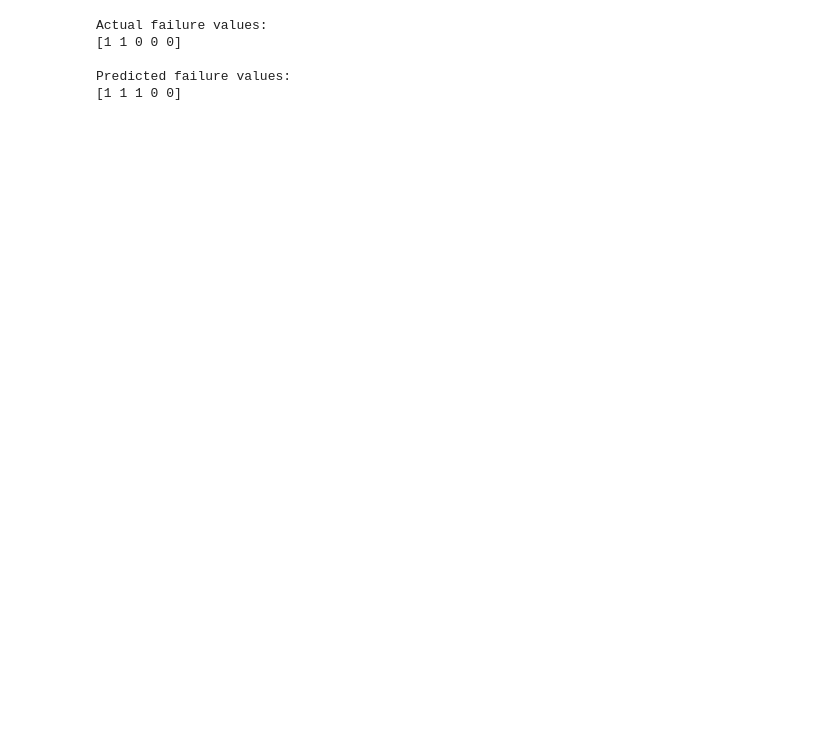
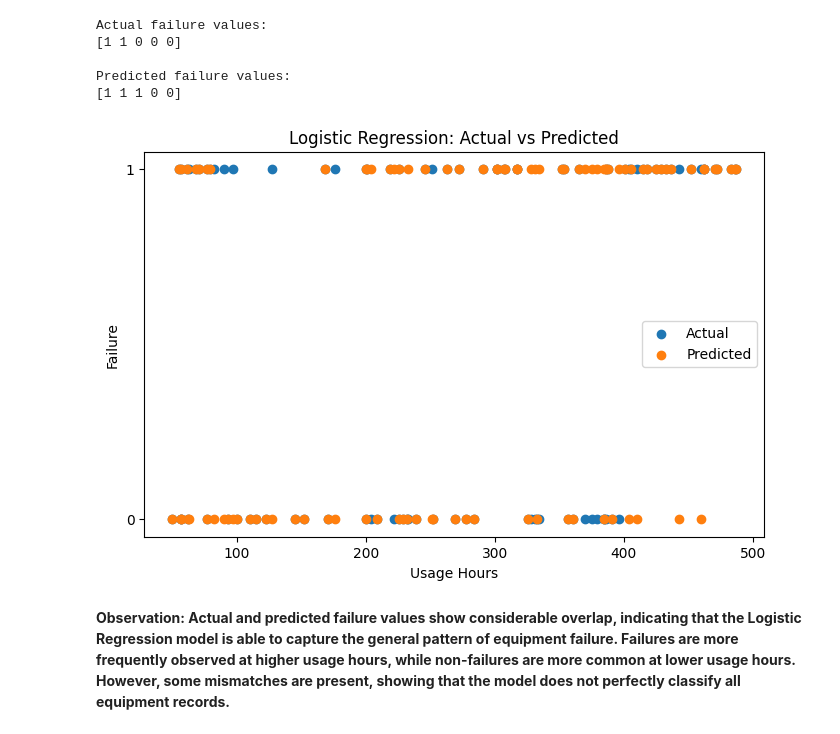
Before and after one commit to Angelinamoses/ML_exam, a Jupyter notebook: ML_exam.ipynb, the cells around one changed output. Cells and saved outputs as stored; diff of their text form; code cells hidden in the pictures; blank space fills up the shorter version.

```diff
--- a/ML_exam.ipynb
+++ b/ML_exam.ipynb
@@ -252,3 +314,31 @@ Actual failure values:
 
 Predicted failure values:
 [1 1 1 0 0]
+# %%
+import matplotlib.pyplot as plt
+
+plt.figure(figsize=(8, 5))
+
+plt.scatter(
+    X_test['usage_hours'],
+    y_test,
+    label='Actual'
+)
+
+plt.scatter(
+    X_test['usage_hours'],
+    logistic_predictions,
+    label='Predicted'
+)
+
+plt.xlabel('Usage Hours')
+plt.ylabel('Failure')
+plt.title('Logistic Regression: Actual vs Predicted')
+plt.yticks([0, 1])
+plt.legend()
+
+plt.show()
+# %% [output]
+[figure, added]
+# %% [markdown]
+**Observation: Actual and predicted failure values show considerable overlap, indicating that the Logistic Regression model is able to capture the general pattern of equipment failure. Failures are more frequently observed at higher usage hours, while non-failures are more common at lower usage hours. However, some mismatches are present, showing that the model does not perfectly classify all equipment records.**
```
Also changed, not shown: parts of 6 cells of this notebook.
